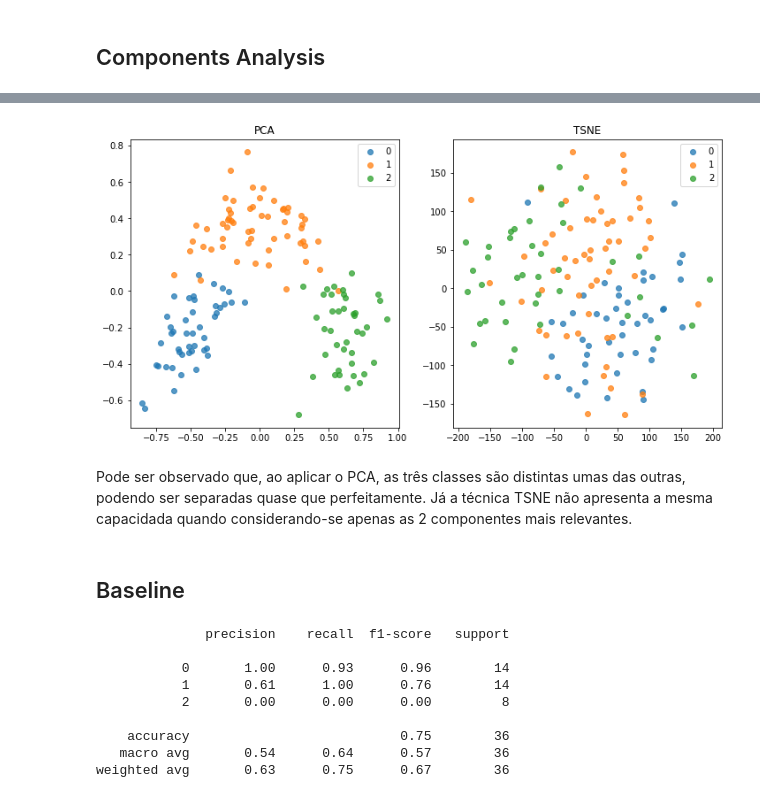
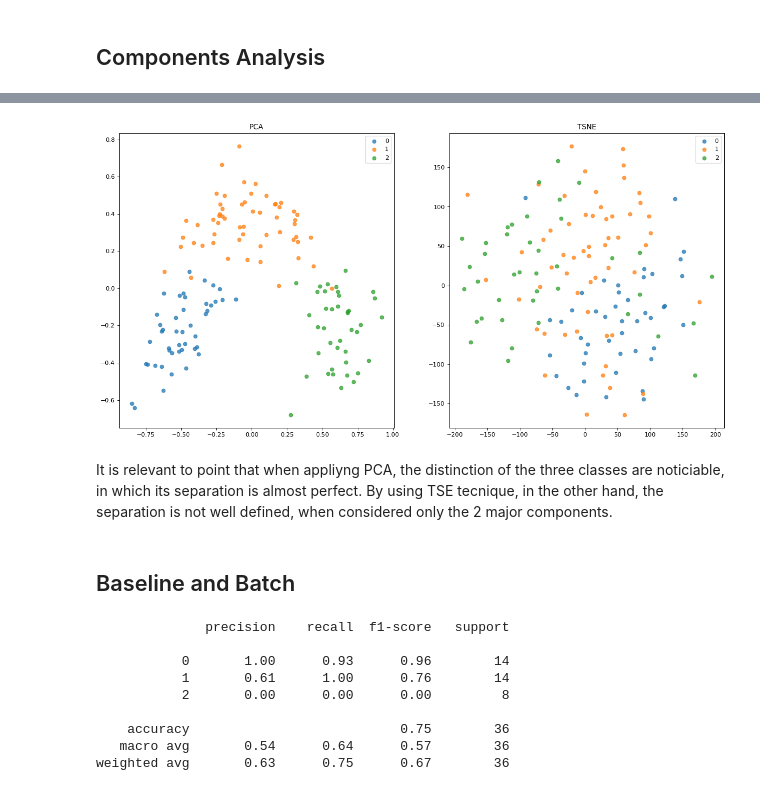
Before and after one commit to Leticia-paiva/d3APL, a Jupyter notebook: v2.ipynb, the cells around one changed output, grey strips where cells are left out. Cells and saved outputs as stored; diff of their text form; code cells hidden in the pictures.

```diff
--- a/v2.ipynb
+++ b/v2.ipynb
@@ -288,27 +292,27 @@ X_pca = pca.fit_transform(X_train)
 tsne = TSNE(n_components=3)
 X_tsne = tsne.fit_transform(X_train)
 # %%
-plt.figure(figsize=(12, 6))
+plt.figure(figsize=(18, 9), dpi=80)
 plt.subplot(1,2,1)
 plt.title('PCA')
 for y in np.unique(y_train):
     X_tmp = X_pca[y_train == y]
     plt.scatter(X_tmp[:, 0], X_tmp[:, 1], label=y, alpha=0.75)
 plt.legend()
 plt.subplot(1,2,2)
 plt.title('TSNE')
 for y in np.unique(y_train):
     X_tmp = X_tsne[y_train == y]
     plt.scatter(X_tmp[:, 0], X_tmp[:, 1], label=y, alpha=0.75)
 plt.legend()
 
 plt.show()
 # %% [output]
-[figure, old version]
+[figure, new version]
 # %% [markdown]
-Pode ser observado que, ao aplicar o PCA, as três classes são distintas umas das outras, podendo ser separadas quase que perfeitamente. Já a técnica TSNE não apresenta a mesma capacidada quando considerando-se apenas as 2 componentes mais relevantes.
+It is relevant to point that when appliyng PCA, the distinction of the three classes are noticiable, in which its separation is almost perfect. By using TSE tecnique, in the other hand, the separation is not well defined, when considered only the 2 major components.
 # %% [markdown]
-## Baseline
+## Baseline and Batch
 # %%
 clf = LogisticRegression()
 clf.fit(X_train, y_train)
```
Also changed, not shown: parts of 17 cells of this notebook, 2 other files.
